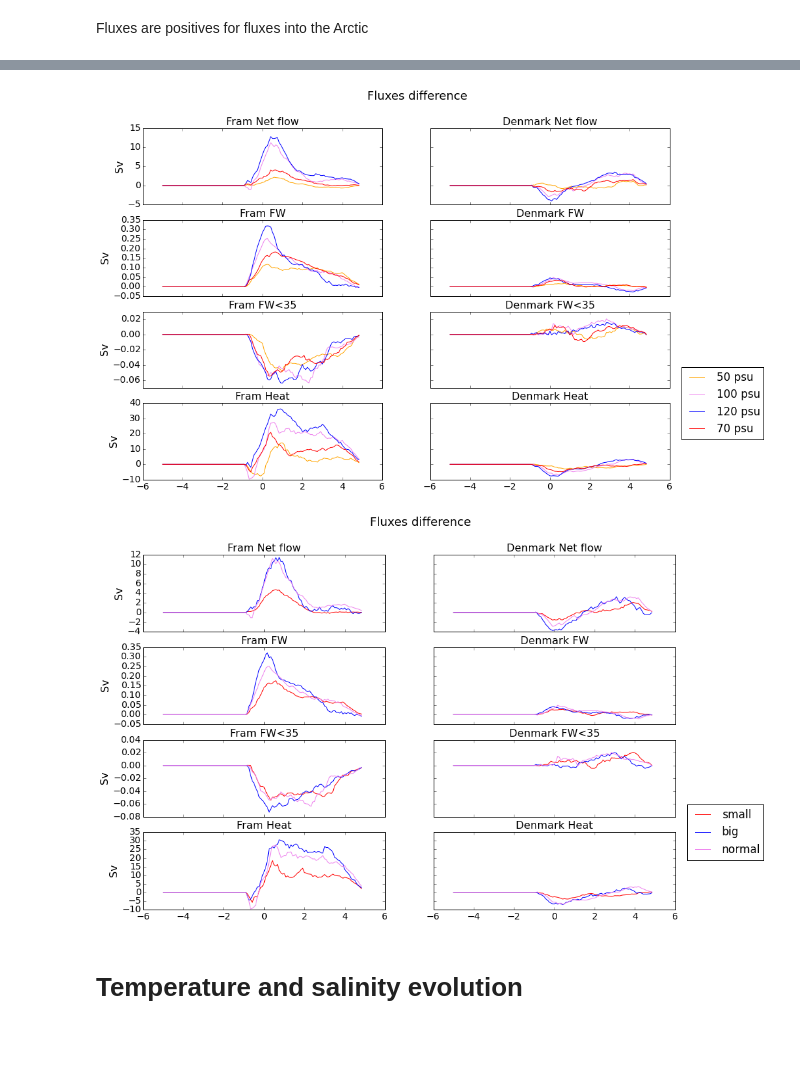
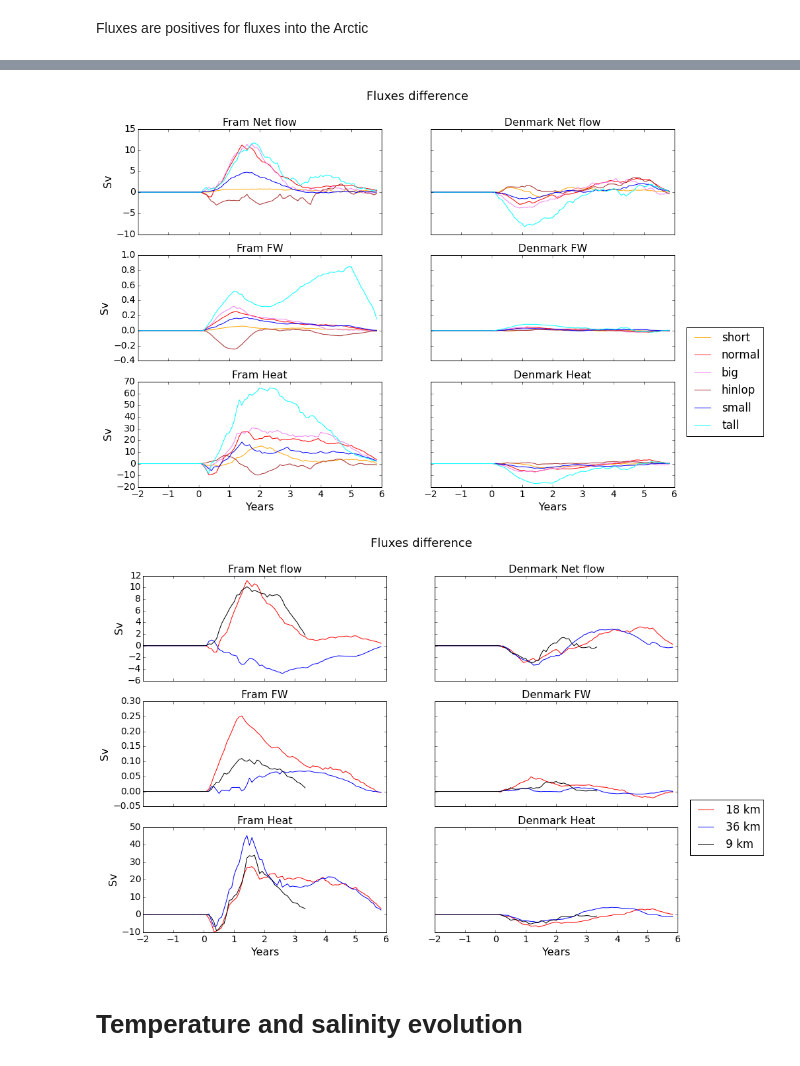
Before and after one commit to AlessandroMozzato/notebooks, a Jupyter notebook: Perturbation-comparison.ipynb, the cells around one changed output, grey strips where cells are left out. Cells and saved outputs as stored; diff of their text form; code cells hidden in the pictures; blank space fills up the shorter version.

```diff
--- a/Perturbation-comparison.ipynb
+++ b/Perturbation-comparison.ipynb
@@ -416,3 +44,0 @@ fluxesCalculation(pert_const_9)
-# %%
-# dpi resolution
-dpires = 300
@@ -451,7 +1043,16 @@ pert_conc_col = { "120 psu" : 'blue', "100 psu" : 'violet' , "70 psu" : 'red', "
 # %%
 pert_size = {"big" : {"const" : pert_big_18, "bench" : pert_bench_18} ,\
            "normal" : {"const" : pert_const_18, "bench" : pert_bench_18},\
-           "small" : {"const" : pert_small_18, "bench" : pert_bench_18},}
-pert_size_col = { "big" : 'blue', "normal" : 'violet' , "small" : 'red'}
+           "small" : {"const" : pert_small_18, "bench" : pert_bench_18},
+            "short" : {"const" : pert_short_18, "bench" : pert_bench_18},
+            "tall" : {"const" : pert_tall_18, "bench" : pert_bench_18},
+            "hinlop" : {"const" : pert_hinlop_18, "bench" : pert_bench_18},}
+pert_size_col = { "big" : 'violet', "normal" : 'red' , "small" : 'blue','short':'orange' , 'hinlop' : 'brown' , \
+                 'tall' : 'cyan'}
+# %%
+pert_res = {"36 km" : {"const" : pert_const_36, "bench" : pert_bench_36} ,\
+            "09 km" : {"const" : pert_const_9, "bench" : pert_bench_9},\
+           "18 km" : {"const" : pert_const_18, "bench" : pert_bench_18},}
+pert_res_col = { "36 km" : 'blue', "18 km" : 'red' , "09 km" : 'black'}
 # %%
 # Plot sea surface elevation per regions
@@ -635,47 +1261,49 @@ plot_flux_total_diff(pert_size,pert_size_col)
 # %%
 # plot layers
-def plot_total_flux(dic,col_dic,cum=True,row=2,col=2):
+def plot_total_flux(dic,col_dic,name,cum=True,row=2,col=2):
     # this function is meant to plot monitor variables
 
-    fluxes = ['Flux','FluxFW','FluxFW1','FluxT']
+    fluxes = ['Flux','FluxFW','FluxT']#,'FluxFW1'
     #variables = ['Fram','Barents','Davis','Denmark']
     variables = ['Fram','Denmark']
     flux_titles = {'FluxFW' : 'FW','FluxFW1' : 'FW<35','FluxS' : 'S', 'FluxT':'Heat', \
                    'FluxIn' : 'Inflow','FluxOut' : 'Outflow' , 'Flux' : 'Net flow'}
     var_titles = {'Fram' : 'Fram' , 'Fram1' : 'Fram' , 'Fram2' : 'Fram' ,
                   'Davis': 'Davis' , 'Davis1': 'Davis' , 'Davis2': 'Davis',
                  'Denmark' : 'Denmark' , 'Bering' : 'Bering' , 'Norwice' : 'Norwice' ,
                  'Barents' : 'Barents' , 'Barents1' : 'Barents' , 'Barents2' : 'Barents'}
     #col_dic = {36 : 'blue' , 18 : 'orange' , 9 : 'green'}
-    iniz = 0
+    iniz = 24
     fig, axes = plt.subplots(len(fluxes),len(variables),sharex=True,sharey='row')
     for el in dic:
         ax_ind = 0
         data_pert = dic[el]["const"] ; data_diff = dic[el]["bench"] ;
         for flux in fluxes:
             for var in variables:
                 data = data_pert.fluxes2[var][flux]-data_diff.fluxes2[var][flux]
-                axes.flat[ax_ind].plot(data_diff.years[iniz:-1]-5,runningMeanFast(np.nansum(np.nansum((
+                axes.flat[ax_ind].plot(data_diff.years[iniz:-1]-4,runningMeanFast(np.nansum(np.nansum((
                            data)[:,:,:],axis=2),axis=1),12)[iniz:-1],color=col_dic[el],label=el)
                 axes.flat[ax_ind].set_title(var + flux ,fontsize=16)
                 if ax_ind%len(variables)==0:
                     axes.flat[ax_ind].set_ylabel('Sv',fontsize=16)
-                #if ax_ind/len(variables)==2:
-                #    axes.flat[ax_ind].set_xlabel('Years',fontsize=16)
+                if ax_ind/len(variables)==2:
+                    axes.flat[ax_ind].set_xlabel('Years',fontsize=16)
                 axes.flat[ax_ind].set_title(var_titles[var]+' '+flux_titles[flux],fontsize=16)
                 axes.flat[ax_ind].tick_params(axis='both', which='major', labelsize=14)
                 ax_ind += 1
     plt.legend(bbox_to_anchor=(1.05, 1), loc=6, borderaxespad=0.)
     fig.subplots_adjust(right=2.,top=2.)
     fig.suptitle("Fluxes difference",x=1.1,y=2.2,fontsize=18)
-    #fig.savefig('/noc/users/am8e13/Figures/perturbation_davisfram_fluxes'+cumtitle,dpi=dpires, bbox_inches='tight')
+    fig.savefig('/noc/users/am8e13/Figures/mpert_davisfram_fluxes_'+name,dpi=dpires, bbox_inches='tight')
 
 #plot_total_flux(pert_dic,pert_col)
-plot_total_flux(pert_conc,pert_conc_col)
-plot_total_flux(pert_size,pert_size_col)
+#plot_total_flux(pert_conc,pert_conc_col,'conc')
+plot_total_flux(pert_size,pert_size_col,'size')
+#plot_total_flux(pert_time,pert_time_col,'time')
+plot_total_flux(pert_res,pert_res_col,'res')
 # %% [output]
-[figure, old version]
+[figure, new version]
-[figure, old version]
+[figure, new version]
 # %% [markdown]
 # Temperature and salinity evolution
 # %%
```
Also changed, not shown: parts of 83 cells of this notebook, 5 other files.
